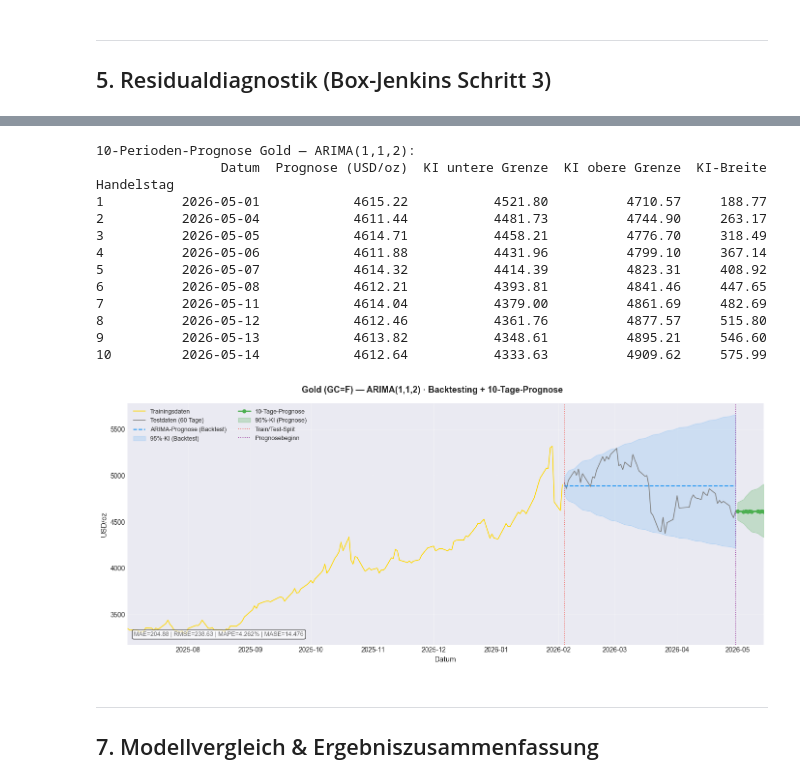
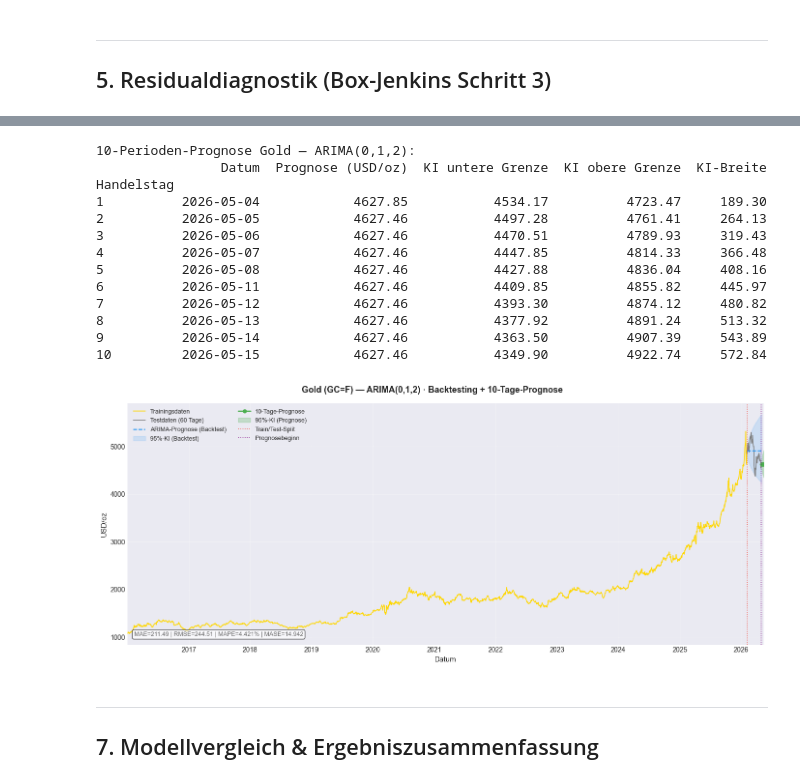
Before and after one commit to Neco0607/Zeitreihenanalyse, a Jupyter notebook: notebooks/Gold_Zeitreihe.ipynb, the cells around one changed output, grey strips where cells are left out. Cells and saved outputs as stored; diff of their text form; code cells hidden in the pictures.

Commit message:
feat: Gold Zeitreihe mit echten Rohdaten aktualisiert

```diff
--- a/notebooks/Gold_Zeitreihe.ipynb
+++ b/notebooks/Gold_Zeitreihe.ipynb
@@ -429,21 +399,18 @@ Backtesting-Metriken (60-Tage Out-of-Sample):
 # %%
-# Finales Modell auf gesamten Datensatz trainieren
+# Finales Modell auf gesamten Datensatz
 final_model = ARIMA(np.log(close), order=(p_best, d_best, q_best)).fit()
 
 # 10-Perioden-Prognose
-N_FORECAST = 10
-fc10_obj  = final_model.get_forecast(steps=N_FORECAST)
+fc10_obj  = final_model.get_forecast(steps=10)
 fc10_mean = np.exp(fc10_obj.predicted_mean)
 fc10_ci   = np.exp(fc10_obj.conf_int(alpha=0.05))
-
-# Prognosedaten
-fc10_dates = pd.bdate_range(close.index[-1] + pd.Timedelta(days=1), periods=N_FORECAST)
+fc10_dates = pd.bdate_range(close.index[-1] + pd.Timedelta(days=1), periods=10)
 fc10_mean.index = fc10_dates
 fc10_ci.index   = fc10_dates
 fc10_ci.columns = ['KI_unten (95%)', 'KI_oben (95%)']
 
 forecast_table = pd.DataFrame({
-    'Handelstag': range(1, N_FORECAST+1),
+    'Handelstag': range(1, 11),
     'Datum': fc10_dates,
     'Prognose (USD/oz)': fc10_mean.round(2).values,
     'KI untere Grenze': fc10_ci['KI_unten (95%)'].round(2).values,
@@ -455,71 +422,56 @@ forecast_table.set_index('Handelstag', inplace=True)
 print(f'10-Perioden-Prognose Gold — ARIMA({p_best},{d_best},{q_best}):')
 print(forecast_table.to_string())
 # %% [output]
-10-Perioden-Prognose Gold — ARIMA(1,1,2):
+10-Perioden-Prognose Gold — ARIMA(0,1,2):
                 Datum  Prognose (USD/oz)  KI untere Grenze  KI obere Grenze  KI-Breite
 Handelstag
-1          2026-05-01            4615.22           4521.80          4710.57     188.77
-2          2026-05-04            4611.44           4481.73          4744.90     263.17
-3          2026-05-05            4614.71           4458.21          4776.70     318.49
-4          2026-05-06            4611.88           4431.96          4799.10     367.14
-5          2026-05-07            4614.32           4414.39          4823.31     408.92
-6          2026-05-08            4612.21           4393.81          4841.46     447.65
-7          2026-05-11            4614.04           4379.00          4861.69     482.69
-8          2026-05-12            4612.46           4361.76          4877.57     515.80
-9          2026-05-13            4613.82           4348.61          4895.21     546.60
-10         2026-05-14            4612.64           4333.63          4909.62     575.99
+1          2026-05-04            4627.85           4534.17          4723.47     189.30
+2          2026-05-05            4627.46           4497.28          4761.41     264.13
+3          2026-05-06            4627.46           4470.51          4789.93     319.43
+4          2026-05-07            4627.46           4447.85          4814.33     366.48
+5          2026-05-08            4627.46           4427.88          4836.04     408.16
+6          2026-05-11            4627.46           4409.85          4855.82     445.97
+7          2026-05-12            4627.46           4393.30          4874.12     480.82
+8          2026-05-13            4627.46           4377.92          4891.24     513.32
+9          2026-05-14            4627.46           4363.50          4907.39     543.89
+10         2026-05-15            4627.46           4349.90          4922.74     572.84
 # %%
 # Visualisierung: Backtesting + 10-Tage-Prognose
 fig, ax = plt.subplots(figsize=(14, 6))
 fig.suptitle(f'Gold (GC=F) — ARIMA({p_best},{d_best},{q_best}) · Backtesting + 10-Tage-Prognose',
              fontsize=13, fontweight='bold')
 
-# Letzten 150 Trainingstage + Testdaten
-show_from = train.index[-150]
-
-# Fix: Forecast-Index explizit auf Test-Daten setzen
-fc_mean.index = test.index
-fc_ci.index = test.index
-
+show_from = train.index[0]  # ab 2016
 ax.plot(train[show_from:], color=GOLD, linewidth=1.2, label='Trainingsdaten')
 ax.plot(test, color='gray', linewidth=1.2, label=f'Testdaten ({TEST_SIZE} Tage)')
-
-# Backtesting-Prognose
 ax.plot(fc_mean, color=BLUE, linewidth=1.5, linestyle='--', label='ARIMA-Prognose (Backtest)')
 ax.fill_between(fc_mean.index, fc_ci['KI_unten'], fc_ci['KI_oben'],
                 alpha=0.15, color=BLUE, label='95%-KI (Backtest)')
-
-# 10-Tage-Prognose
 ax.plot(fc10_mean, color=GREEN, linewidth=2.0, marker='o', markersize=5,
         label='10-Tage-Prognose')
 ax.fill_between(fc10_mean.index, fc10_ci['KI_unten (95%)'], fc10_ci['KI_oben (95%)'],
                 alpha=0.25, color=GREEN, label='95%-KI (Prognose)')
-
-# Split-Linie
 ax.axvline(test.index[0], color=RED, linewidth=1.2, linestyle=':', alpha=0.8,
            label='Train/Test-Split')
 ax.axvline(close.index[-1], color='purple', linewidth=1.2, linestyle=':',
            alpha=0.8, label='Prognosebeginn')
-
-# X-Achse auf relevanten Bereich begrenzen
 ax.set_xlim(show_from, fc10_mean.index[-1])
 
-# Metriken-Box
 metric_text = f'MAE={mae:.2f} | RMSE={rmse:.2f} | MAPE={mape:.3f}% | MASE={mase:.3f}'
 ax.text(0.01, 0.03, metric_text, transform=ax.transAxes, fontsize=9,
         color='dimgray', va='bottom',
         bbox=dict(boxstyle='round', facecolor='white', alpha=0.7))
 
 ax.set_ylabel('USD/oz', fontsize=11)
 ax.set_xlabel('Datum', fontsize=11)
 ax.legend(loc='upper left', fontsize=9, ncol=2)
 ax.grid(True, alpha=0.3)
 
 plt.tight_layout()
 plt.savefig('../reports/gold_forecast.png', dpi=150, bbox_inches='tight')
 plt.show()
 # %% [output]
-[figure, old version]
+[figure, new version]
 # %% [markdown]
 ---
 ## 7. Modellvergleich & Ergebniszusammenfassung
```
Also changed, not shown: parts of 18 cells of this notebook.
